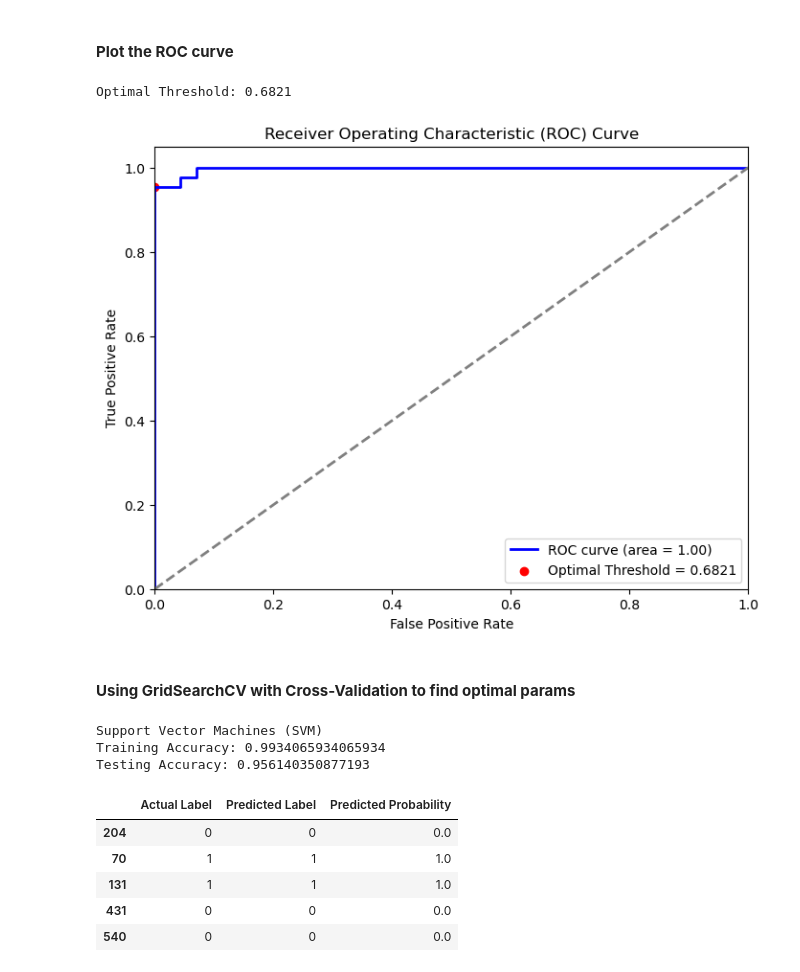
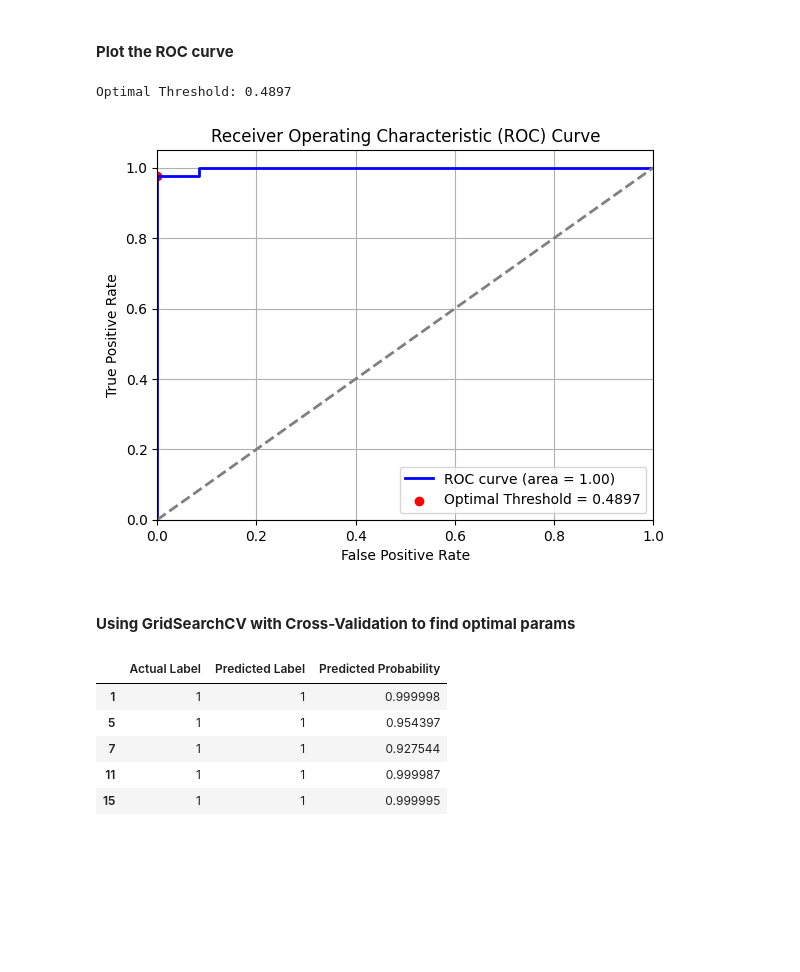
Before and after one commit to aninditadash/Introduction_to_machine_learning, a Jupyter notebook: supervised_learning/Classification/1.SL_Classification_LR.ipynb, the cells around one changed output. Saved outputs shown, nothing was run; the diff lists cells and outputs as text; code cells hidden in the pictures; blank space fills up the shorter version.

```diff
--- a/supervised_learning/Classification/1.SL_Classification_LR.ipynb
+++ b/supervised_learning/Classification/1.SL_Classification_LR.ipynb
@@ -1615,12 +1632,12 @@ y_pred_train_svm = pipeline_svm.predict(X_train)
 y_pred_test_svm = pipeline_svm.predict(X_test)
 
 # Predict probabilities for the test set
-y_pred_test_prob_svm = pipeline_svm.predict_proba(x_test)[:, 1]
+y_pred_test_prob_svm = pipeline_svm.predict_proba(X_test)[:, 1]
 
 results_df_svm = pd.DataFrame({
     'Actual Label': y_test,
     'Predicted Label': y_pred_test_svm,
-    'Predicted Probability': y_pred_prob_svm
+    'Predicted Probability': y_pred_test_prob_svm
 })
 
 results_df_svm.head()
@@ -1659,31 +1693,30 @@ Confusion Matrix:
 #### __Plot the ROC curve__
 # %%
 # Plot ROC and AUC
-fpr, tpr, thresholds = roc_curve(y_test, y_pred_prob_svm)
+fpr, tpr, thresholds = roc_curve(y_test, y_pred_test_prob_svm)
 roc_auc = auc(fpr, tpr)
 
 # Compute Youden's J statistic for each threshold
 youden_j = tpr - fpr
 optimal_threshold_index = np.argmax(youden_j)
 optimal_threshold = thresholds[optimal_threshold_index]
-
 print(f"Optimal Threshold: {optimal_threshold:.4f}")
 
 # Plot ROC curve with the optimal threshold marked
-plt.figure(figsize=(8, 6))
 plt.plot(fpr, tpr, color='blue', lw=2, label=f'ROC curve (area = {roc_auc:.2f})')
 plt.scatter(fpr[optimal_threshold_index], tpr[optimal_threshold_index], color='red', marker='o', label=f'Optimal Threshold = {optimal_threshold:.4f}')
 plt.plot([0, 1], [0, 1], color='grey', lw=2, linestyle='--')
 plt.xlim([0.0, 1.0])
 plt.ylim([0.0, 1.05])
 plt.xlabel('False Positive Rate')
 plt.ylabel('True Positive Rate')
 plt.title('Receiver Operating Characteristic (ROC) Curve')
 plt.legend(loc='lower right')
+plt.grid(True)
 plt.show()
 # %% [output]
-Optimal Threshold: 0.6821
+Optimal Threshold: 0.4897
-[figure, old version]
+[figure, new version]
 # %% [markdown]
 #### __Using GridSearchCV with Cross-Validation to find optimal params__
 # %%
@@ -1705,42 +1738,30 @@ param_grid = {
 # Initialize GridSearchCV
 grid_search_svm = GridSearchCV(pipeline_svm, param_grid, cv=5, scoring='accuracy', return_train_score=True)
 
-# Total number of times the tree will be formed and assessed will be (4 * 3 * 3 * 3 * 3 * 5) =  1620
-
 # Perform Grid Search
-grid_search_svm.fit(x_train, y_train)
+grid_search_svm.fit(X_train, y_train)
 
 # Getting the best estimator
-best_svm = grid_search.best_estimator_
+best_svm = grid_search_svm.best_estimator_
 
 # Predict on the training and testing set
-y_pred_train_svm = best_svm.predict(x_train)
-y_pred_test_svm = best_svm.predict(x_test)
-
-# Calculate training and testing accuracy
-training_accuracy = accuracy_score(y_train, y_pred_train_svm)
-testing_accuracy = accuracy_score(y_test, y_pred_test_svm)
-print("\nSupport Vector Machines (SVM)")
-print(f"Training Accuracy: {training_accuracy}")
-print(f"Testing Accuracy: {testing_accuracy}\n")
+y_pred_train_svm = best_svm.predict(X_train)
+y_pred_test_svm = best_svm.predict(X_test)
 
 # Predict probabilities for the test set
-y_pred_prob_svm = best_svm.predict_proba(x_test)[:, 1]
+y_pred_test_prob_svm = best_svm.predict_proba(X_test)[:, 1]
 
 results_df_svm = pd.DataFrame({
     'Actual Label': y_test,
     'Predicted Label': y_pred_test_svm,
-    'Predicted Probability': y_pred_prob_svm
+    'Predicted Probability': y_pred_test_prob_svm
 })
 
 results_df_svm.head()
 # %% [output]
-Support Vector Machines (SVM)
-Training Accuracy: 0.9934065934065934
-Testing Accuracy: 0.956140350877193
 |  | Actual Label | Predicted Label | Predicted Probability |
-| 204 | 0 | 0 | 0.0 |
-| 70 | 1 | 1 | 1.0 |
-| 131 | 1 | 1 | 1.0 |
-| 431 | 0 | 0 | 0.0 |
-| 540 | 0 | 0 | 0.0 |
+| 1 | 1 | 1 | 0.999998 |
+| 5 | 1 | 1 | 0.954397 |
+| 7 | 1 | 1 | 0.927544 |
+| 11 | 1 | 1 | 0.999987 |
+| 15 | 1 | 1 | 0.999995 |
```
Also changed, not shown: parts of 31 cells of this notebook.
